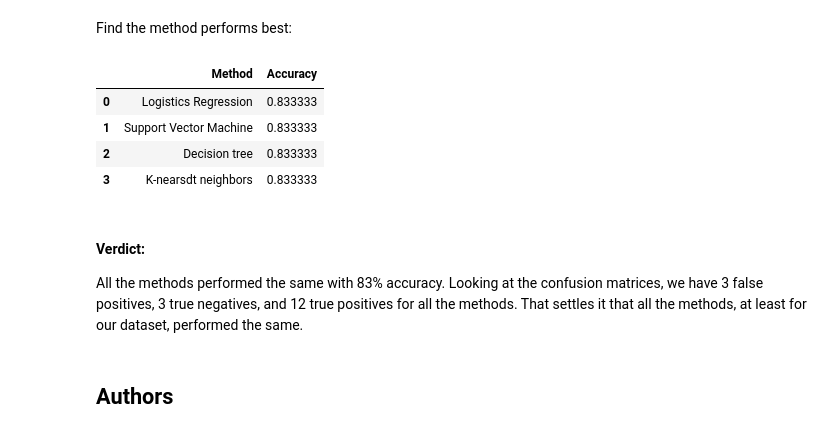
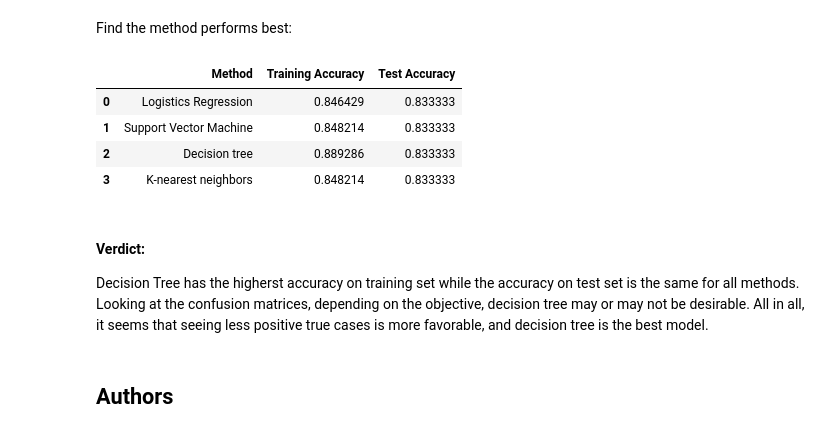
Before and after one commit to MdoubleDash/IBM_DSC, a Jupyter notebook: Machine Learning Prediction.jupyterlite.ipynb, the cells around one changed output. Saved outputs shown, nothing was run; the diff lists cells and outputs as text; code cells hidden in the pictures.

```diff
--- a/Machine Learning Prediction.jupyterlite.ipynb
+++ b/Machine Learning Prediction.jupyterlite.ipynb
@@ -177,4 +177,5 @@ parameters ={'C':[0.01,0.1,1],
 parameters ={"C":[0.01,0.1,1],'penalty':['l2'], 'solver':['lbfgs']}# l1 lasso l2 ridge
 lr=LogisticRegression()
 
-logreg_cv = GridSearchCV(lr, parameters, cv=10).fit(X_train, Y_train)
+logreg_cv = GridSearchCV(lr, parameters, cv=10)
+logreg_cv.fit(X_train, Y_train)
@@ -213,4 +218,5 @@ parameters = {'kernel':('linear', 'rbf','poly','rbf', 'sigmoid'),
               'gamma':np.logspace(-3, 3, 5)}
 svm = SVC()
 # %%
-svm_cv = GridSearchCV(svm, parameters, cv=10).fit(X_train, Y_train)
+svm_cv = GridSearchCV(svm, parameters, cv=10)
+svm_cv.fit(X_train, Y_train)
@@ -249,4 +262,5 @@ parameters = {'criterion': ['gini', 'entropy'],
 
 tree = DecisionTreeClassifier()
 # %%
-tree_cv = GridSearchCV(tree, parameters, cv=10).fit(X_train, Y_train)
+tree_cv = GridSearchCV(tree, parameters, cv=10)
+tree_cv.fit(X_train, Y_train)
@@ -282,4 +304,5 @@ parameters = {'n_neighbors': [1, 2, 3, 4, 5, 6, 7, 8, 9, 10],
 
 KNN = KNeighborsClassifier()
 # %%
-knn_cv = GridSearchCV(KNN, parameters, cv=10).fit(X_train, Y_train)
+knn_cv = GridSearchCV(KNN, parameters, cv=10)
+knn_cv.fit(X_train, Y_train)
@@ -309,20 +337,20 @@ plot_confusion_matrix(Y_test,yhat)
 # %% [markdown]
 Find the method performs best:
 # %%
-pd.DataFrame([['Logistics Regression', logreg_cv.score(X_test, Y_test)],
-              ['Support Vector Machine', svm_cv.score(X_test, Y_test)],
-              ['Decision tree', tree_cv.score(X_test, Y_test)],
-              ['K-nearsdt neighbors', knn_cv.score(X_test, Y_test)]],
-              columns=['Method', 'Accuracy'])
+pd.DataFrame([['Logistics Regression', logreg_cv.best_score_, logreg_cv.score(X_test, Y_test)],
+              ['Support Vector Machine', svm_cv.best_score_, svm_cv.score(X_test, Y_test)],
+              ['Decision tree', tree_cv.best_score_, tree_cv.score(X_test, Y_test)],
+              ['K-nearest neighbors', knn_cv.best_score_, knn_cv.score(X_test, Y_test)]],
+              columns=['Method', 'Training Accuracy', 'Test Accuracy'])
 # %% [output]
-|  | Method | Accuracy |
-| 0 | Logistics Regression | 0.833333 |
-| 1 | Support Vector Machine | 0.833333 |
-| 2 | Decision tree | 0.833333 |
-| 3 | K-nearsdt neighbors | 0.833333 |
+|  | Method | Training Accuracy | Test Accuracy |
+| 0 | Logistics Regression | 0.846429 | 0.833333 |
+| 1 | Support Vector Machine | 0.848214 | 0.833333 |
+| 2 | Decision tree | 0.889286 | 0.833333 |
+| 3 | K-nearest neighbors | 0.848214 | 0.833333 |
 # %% [markdown]
 #### Verdict:
-All the methods performed the same with 83% accuracy. Looking at the confusion matrices, we have 3 false positives, 3 true negatives, and 12 true positives for all the methods. That settles it that all the methods, at least for our dataset, performed the same.
+Decision Tree has the higherst accuracy on training set while the accuracy on test set is the same for all methods. Looking at the confusion matrices, depending on the objective, decision tree may or may not be desirable. All in all, it seems that seeing less positive true cases is more favorable, and decision tree is the best model.
 # %% [markdown]
 ## Authors
 # %% [markdown]
```
Also changed, not shown: parts of 5 cells of this notebook.
